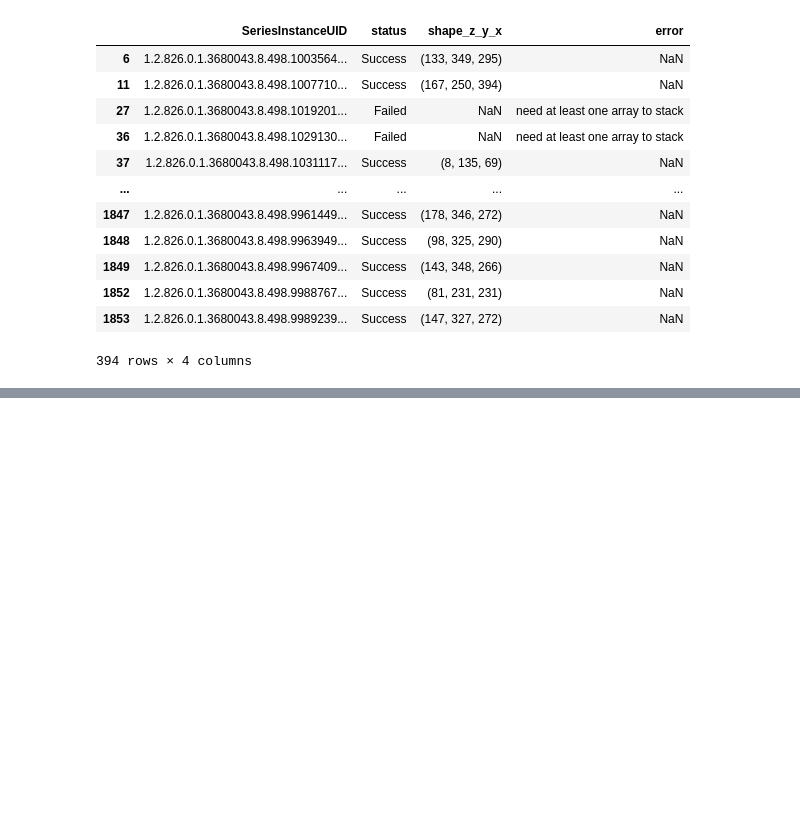
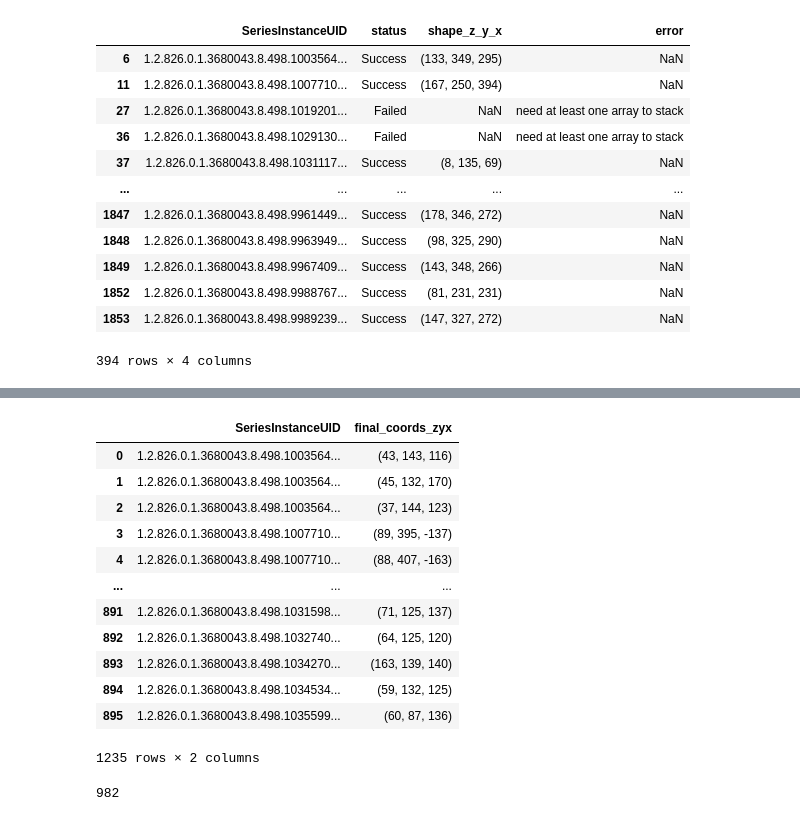
Before and after one commit to BhaveshSolanki32/Aneurysm_detection, a Jupyter notebook: train_data.ipynb, the cells around one changed output, grey strips where cells are left out. Cells and saved outputs as stored; diff of their text form; code cells hidden in the pictures; blank space fills up the shorter version.

```diff
--- a/train_data.ipynb
+++ b/train_data.ipynb
@@ -185,0 +266,21 @@ df_new_logs.to_csv(r'processed_data_v2\preprocessing_log.csv', index=False)
+# %%
+df_all_localization = pd.concat([df_new_localization, df_old_localization])
+df_all_localization
+# %% [output]
+|  | SeriesInstanceUID | final_coords_zyx |
+| 0 | 1.2.826.0.1.3680043.8.498.1003564... | (43, 143, 116) |
+| 1 | 1.2.826.0.1.3680043.8.498.1003564... | (45, 132, 170) |
+| 2 | 1.2.826.0.1.3680043.8.498.1003564... | (37, 144, 123) |
+| 3 | 1.2.826.0.1.3680043.8.498.1007710... | (89, 395, -137) |
+| 4 | 1.2.826.0.1.3680043.8.498.1007710... | (88, 407, -163) |
+| ... | ... | ... |
+| 891 | 1.2.826.0.1.3680043.8.498.1031598... | (71, 125, 137) |
+| 892 | 1.2.826.0.1.3680043.8.498.1032740... | (64, 125, 120) |
+| 893 | 1.2.826.0.1.3680043.8.498.1034270... | (163, 139, 140) |
+| 894 | 1.2.826.0.1.3680043.8.498.1034534... | (59, 132, 125) |
+| 895 | 1.2.826.0.1.3680043.8.498.1035599... | (60, 87, 136) |
+1235 rows × 2 columns
+# %%
+df_all_localization['SeriesInstanceUID'].nunique()
+# %% [output]
+982
```
Also changed, not shown: parts of 12 cells of this notebook, 2 other files.
